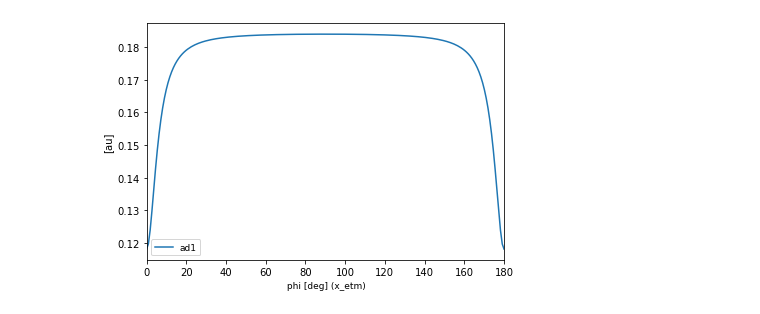
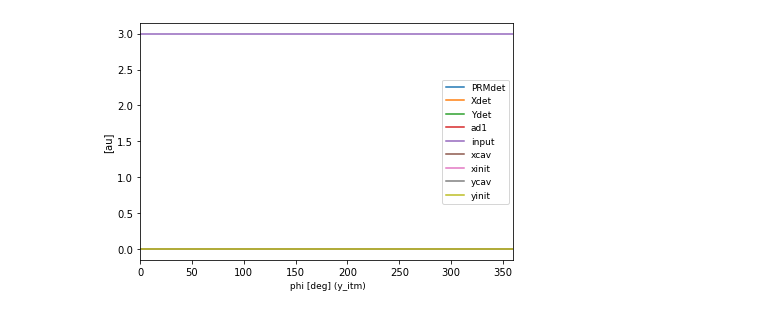
Before and after one commit to choudhary0parivesh/Finesse, a Jupyter notebook: Power Recycled MI/PRMI.ipynb, the cells around one changed output. Drawn from its saved outputs; the diff is of its cells as text; code cells hidden in the pictures.

```diff
--- a/Power Recycled MI/PRMI.ipynb
+++ b/Power Recycled MI/PRMI.ipynb
@@ -35,8 +45,8 @@ s xcav 100  n4 n1
 base.parse(basecode)
 # %%
 kat = base.deepcopy()
-kat.parse("xaxis x_etm phi lin 0 180 200")
+kat.parse("xaxis y_itm phi lin 0 360 500")
 out1=kat.run()
 out1.plot()
 # %% [output]
-[figure, old version]
+[figure, new version]
```
Also changed, not shown: parts of 1 cell of this notebook.
